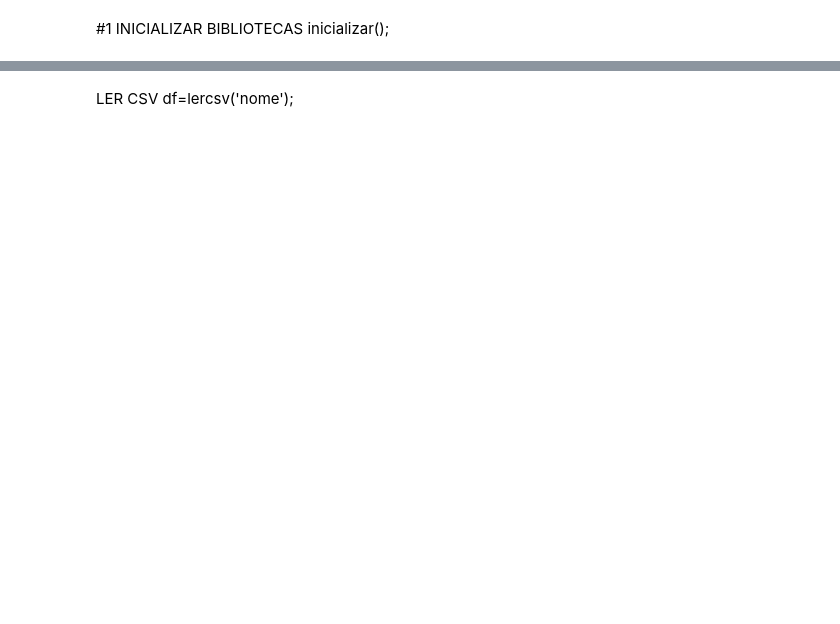
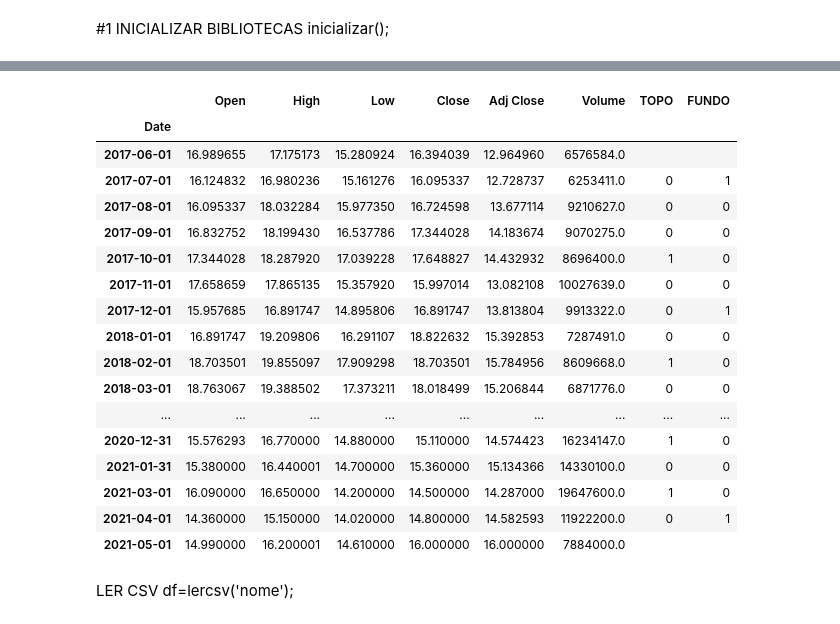
Before and after one commit to Henrique-Gomes/setup9.2, a Jupyter notebook: setup9.2.ipynb, the cells around one changed output, grey strips where cells are left out. Saved outputs shown, nothing was run; the diff lists cells and outputs as text; code cells hidden in the pictures; blank space fills up the shorter version.

```diff
--- a/setup9.2.ipynb
+++ b/setup9.2.ipynb
@@ -17,2 +54,23 @@ def inicializar():
+# %%
+auxmo[1]
+# %% [output]
+|  | Open | High | Low | Close | Adj Close | Volume | TOPO | FUNDO |
+| Date |  |  |  |  |  |  |  |  |
+| 2017-06-01 | 16.989655 | 17.175173 | 15.280924 | 16.394039 | 12.964960 | 6576584.0 |  |  |
+| 2017-07-01 | 16.124832 | 16.980236 | 15.161276 | 16.095337 | 12.728737 | 6253411.0 | 0 | 1 |
+| 2017-08-01 | 16.095337 | 18.032284 | 15.977350 | 16.724598 | 13.677114 | 9210627.0 | 0 | 0 |
+| 2017-09-01 | 16.832752 | 18.199430 | 16.537786 | 17.344028 | 14.183674 | 9070275.0 | 0 | 0 |
+| 2017-10-01 | 17.344028 | 18.287920 | 17.039228 | 17.648827 | 14.432932 | 8696400.0 | 1 | 0 |
+| 2017-11-01 | 17.658659 | 17.865135 | 15.357920 | 15.997014 | 13.082108 | 10027639.0 | 0 | 0 |
+| 2017-12-01 | 15.957685 | 16.891747 | 14.895806 | 16.891747 | 13.813804 | 9913322.0 | 0 | 1 |
+| 2018-01-01 | 16.891747 | 19.209806 | 16.291107 | 18.822632 | 15.392853 | 7287491.0 | 0 | 0 |
+| 2018-02-01 | 18.703501 | 19.855097 | 17.909298 | 18.703501 | 15.784956 | 8609668.0 | 1 | 0 |
+| 2018-03-01 | 18.763067 | 19.388502 | 17.373211 | 18.018499 | 15.206844 | 6871776.0 | 0 | 0 |
+| ... | ... | ... | ... | ... | ... | ... | ... | ... |
+| 2020-12-31 | 15.576293 | 16.770000 | 14.880000 | 15.110000 | 14.574423 | 16234147.0 | 1 | 0 |
+| 2021-01-31 | 15.380000 | 16.440001 | 14.700000 | 15.360000 | 15.134366 | 14330100.0 | 0 | 0 |
+| 2021-03-01 | 16.090000 | 16.650000 | 14.200000 | 14.500000 | 14.287000 | 19647600.0 | 1 | 0 |
+| 2021-04-01 | 14.360000 | 15.150000 | 14.020000 | 14.800000 | 14.582593 | 11922200.0 | 0 | 1 |
+| 2021-05-01 | 14.990000 | 16.200001 | 14.610000 | 16.000000 | 16.000000 | 7884000.0 |  |  |
 # %% [markdown]
 LER CSV df=lercsv('nome');
```
Also changed, not shown: parts of 24 cells of this notebook.
